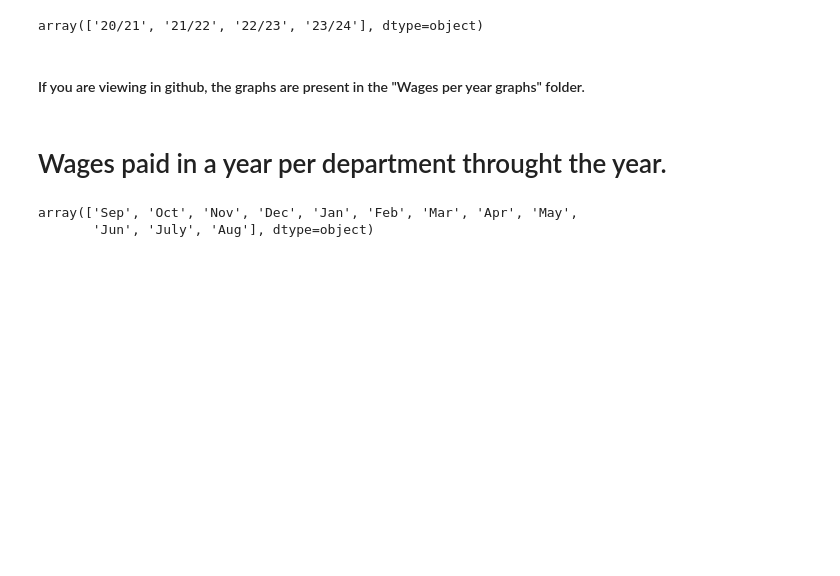
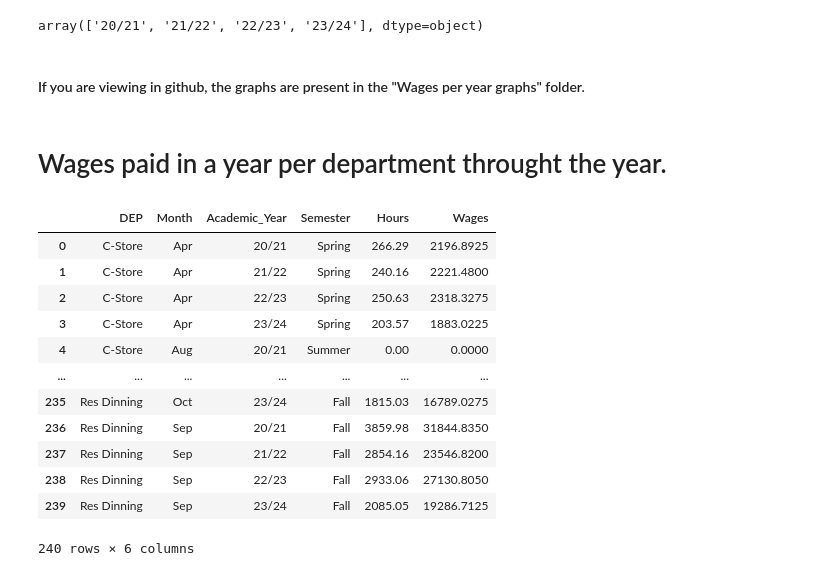
Before and after one commit to warrmu01/Hours-Analysis, a Jupyter notebook: DailyHours.ipynb, the cells around one changed output. Cells and saved outputs as stored; diff of their text form; code cells hidden in the pictures; blank space fills up the shorter version.

```diff
--- a/DailyHours.ipynb
+++ b/DailyHours.ipynb
@@ -149,4 +156,22 @@ for year in Years:
 #### If you are viewing in github, the graphs are present in the "Wages per year graphs" folder.
 # %% [markdown]
 # Wages paid in a year per department throught the year.
+# %%
+DatabyMonth = Data.groupby(['DEP','Month', 'Academic_Year']).sum().reset_index()
+# %%
+DatabyMonth
+# %% [output]
+|  | DEP | Month | Academic_Year | Semester | Hours | Wages |
+| 0 | C-Store | Apr | 20/21 | Spring | 266.29 | 2196.8925 |
+| 1 | C-Store | Apr | 21/22 | Spring | 240.16 | 2221.4800 |
+| 2 | C-Store | Apr | 22/23 | Spring | 250.63 | 2318.3275 |
+| 3 | C-Store | Apr | 23/24 | Spring | 203.57 | 1883.0225 |
+| 4 | C-Store | Aug | 20/21 | Summer | 0.00 | 0.0000 |
+| ... | ... | ... | ... | ... | ... | ... |
+| 235 | Res Dinning | Oct | 23/24 | Fall | 1815.03 | 16789.0275 |
+| 236 | Res Dinning | Sep | 20/21 | Fall | 3859.98 | 31844.8350 |
+| 237 | Res Dinning | Sep | 21/22 | Fall | 2854.16 | 23546.8200 |
+| 238 | Res Dinning | Sep | 22/23 | Fall | 2933.06 | 27130.8050 |
+| 239 | Res Dinning | Sep | 23/24 | Fall | 2085.05 | 19286.7125 |
+240 rows × 6 columns
 # %%
@@ -165,8 +199,2 @@ def plot_department_wages(dataframe, department):
 
     fig.show()
-# %%
-Months = Data['Month'].unique()
-Months
-# %% [output]
-array(['Sep', 'Oct', 'Nov', 'Dec', 'Jan', 'Feb', 'Mar', 'Apr', 'May',
-       'Jun', 'July', 'Aug'], dtype=object)
```
Also changed, not shown: parts of 6 cells of this notebook, 1 other file.
